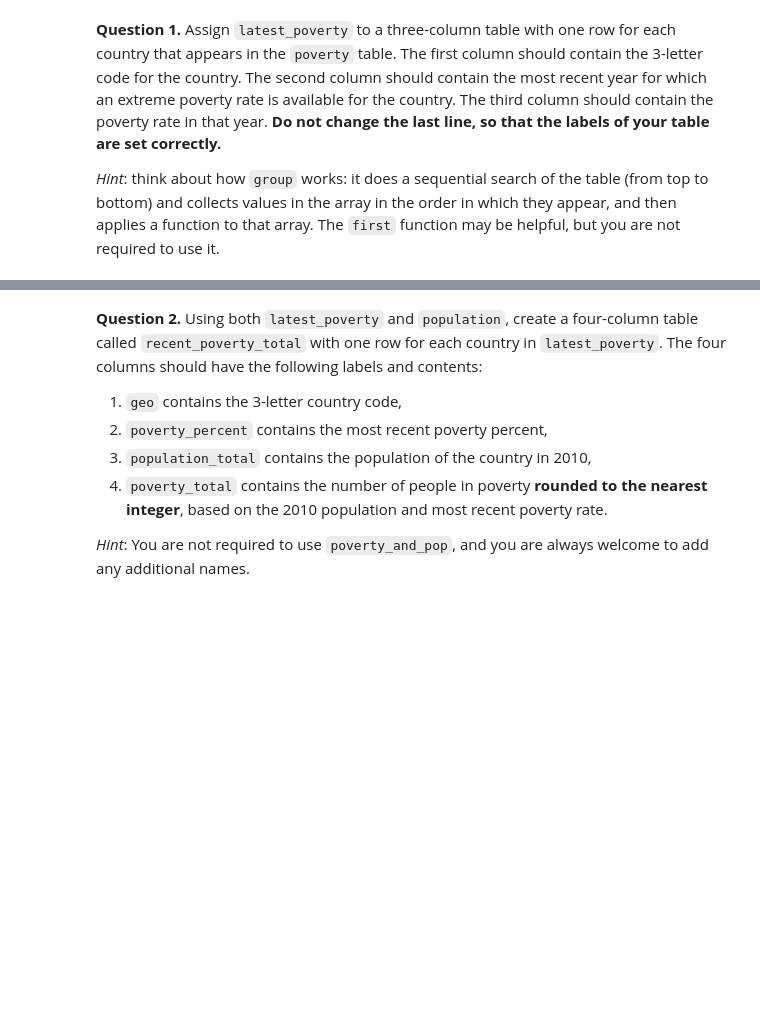
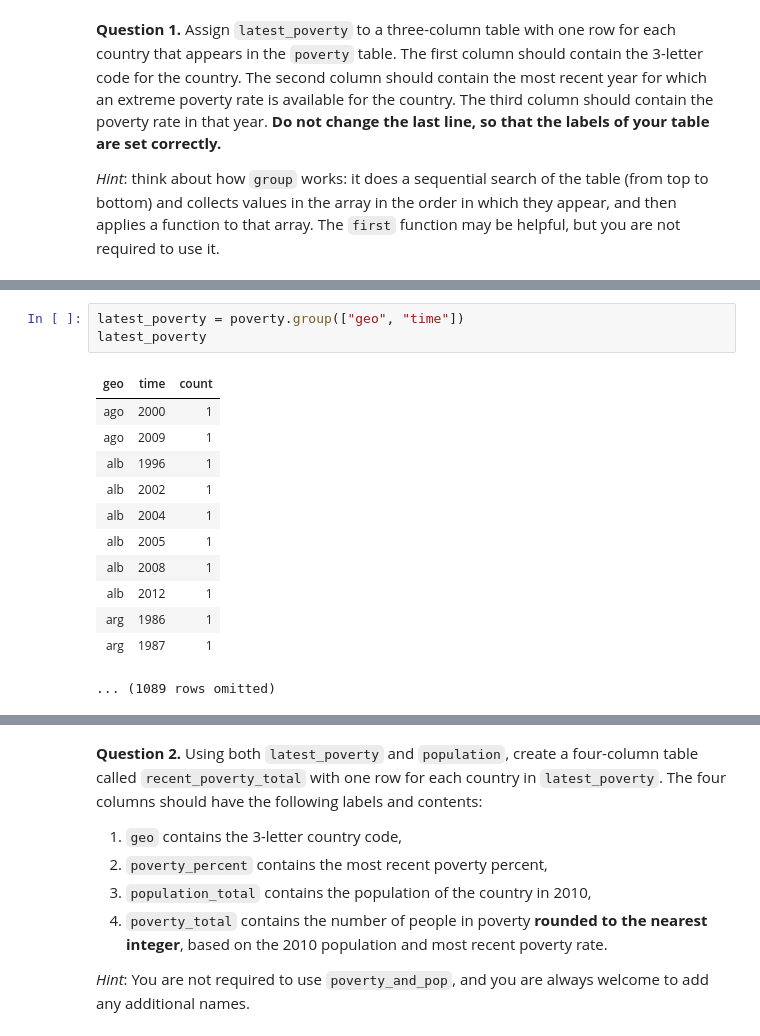
Before and after one commit to fraserr1991/materials-fds, a Jupyter notebook: project/project1/project1.ipynb, the cells around one changed output, grey strips where cells are left out. Saved outputs shown, nothing was run; the diff lists cells and outputs as text; blank space fills up the shorter version.

```diff
--- a/project/project1/project1.ipynb
+++ b/project/project1/project1.ipynb
@@ -629,3 +634,19 @@ poverty.show(3)
+# %%
+latest_poverty = poverty.group(["geo", "time"])
+latest_poverty
+# %% [output]
+| geo | time | count |
+| ago | 2000 | 1 |
+| ago | 2009 | 1 |
+| alb | 1996 | 1 |
+| alb | 2002 | 1 |
+| alb | 2004 | 1 |
+| alb | 2005 | 1 |
+| alb | 2008 | 1 |
+| alb | 2012 | 1 |
+| arg | 1986 | 1 |
+| arg | 1987 | 1 |
+... (1089 rows omitted)
 # %%
 def first(values):
     return values.item(0)
```
Also changed, not shown: parts of 14 cells of this notebook, 3 other files.
